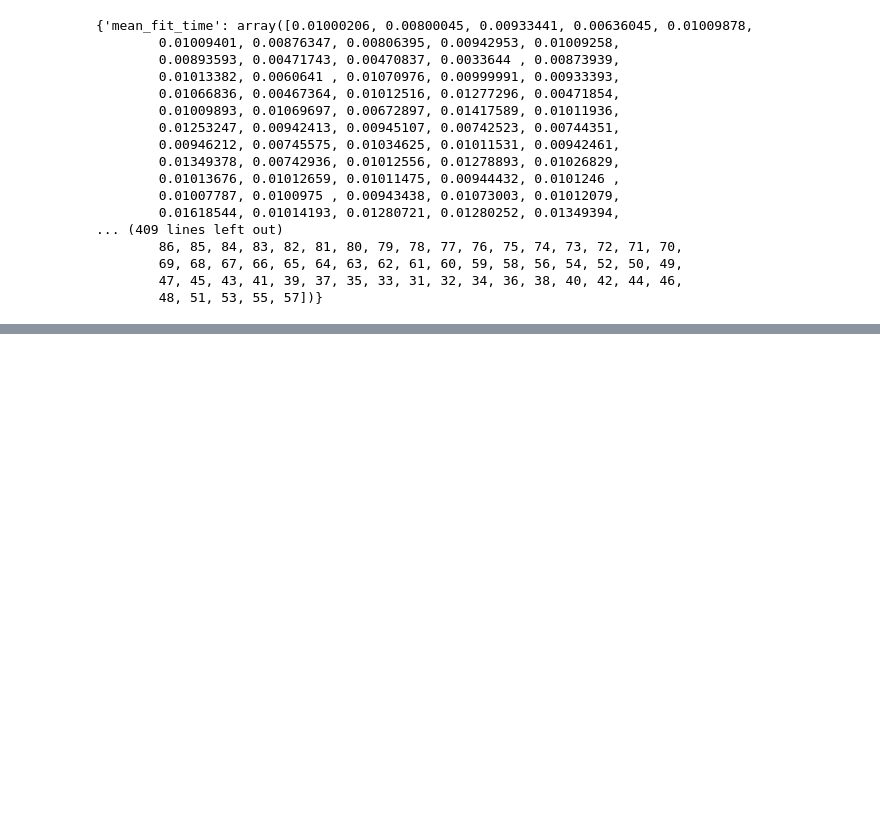
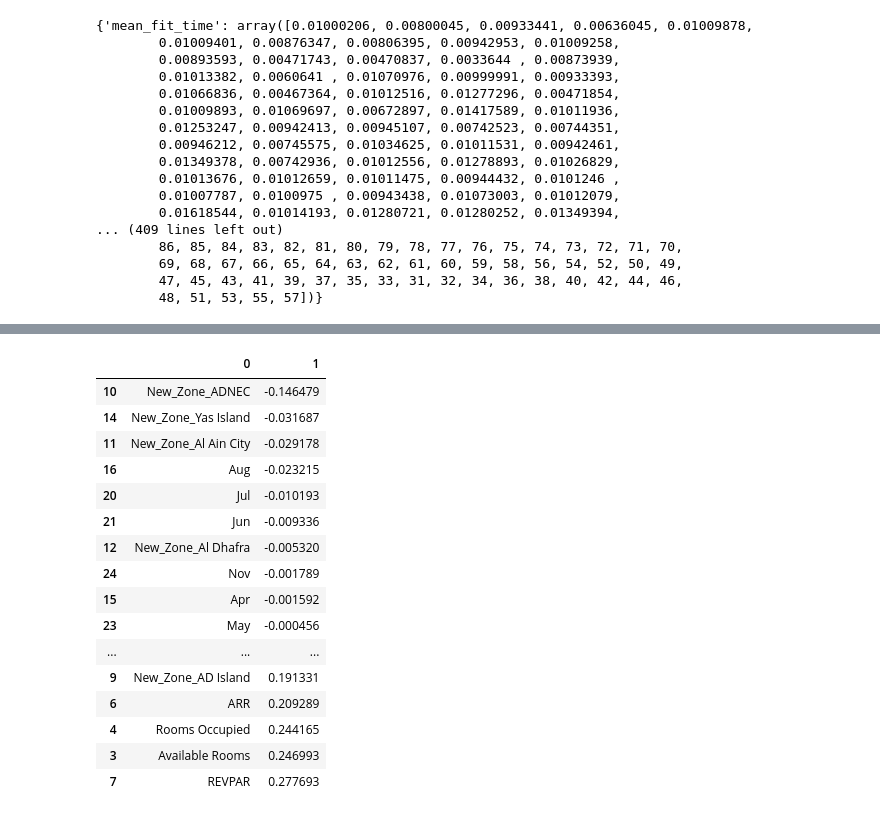
Before and after one commit to khairy84/Hospitality-invest-predictor, a Jupyter notebook: Untitled1.ipynb, the cells around one changed output, grey strips where cells are left out. Cells and saved outputs as stored; diff of their text form; code cells hidden in the pictures; blank space fills up the shorter version.

```diff
--- a/Untitled1.ipynb
+++ b/Untitled1.ipynb
@@ -819,0 +824,20 @@ pd.DataFrame(list(zip(X.columns, np.expm1(grid.best_estimator_.named_steps['ridg
+# %%
+df_importances.sort_values(by=1) # sort the features ascending from less importance to the highest one
+# %% [output]
+|  | 0 | 1 |
+| 10 | New_Zone_ADNEC | -0.146479 |
+| 14 | New_Zone_Yas Island | -0.031687 |
+| 11 | New_Zone_Al Ain City | -0.029178 |
+| 16 | Aug | -0.023215 |
+| 20 | Jul | -0.010193 |
+| 21 | Jun | -0.009336 |
+| 12 | New_Zone_Al Dhafra | -0.005320 |
+| 24 | Nov | -0.001789 |
+| 15 | Apr | -0.001592 |
+| 23 | May | -0.000456 |
+| ... | ... | ... |
+| 9 | New_Zone_AD Island | 0.191331 |
+| 6 | ARR | 0.209289 |
+| 4 | Rooms Occupied | 0.244165 |
+| 3 | Available Rooms | 0.246993 |
+| 7 | REVPAR | 0.277693 |
```
Also changed, not shown: parts of 21 cells of this notebook.
